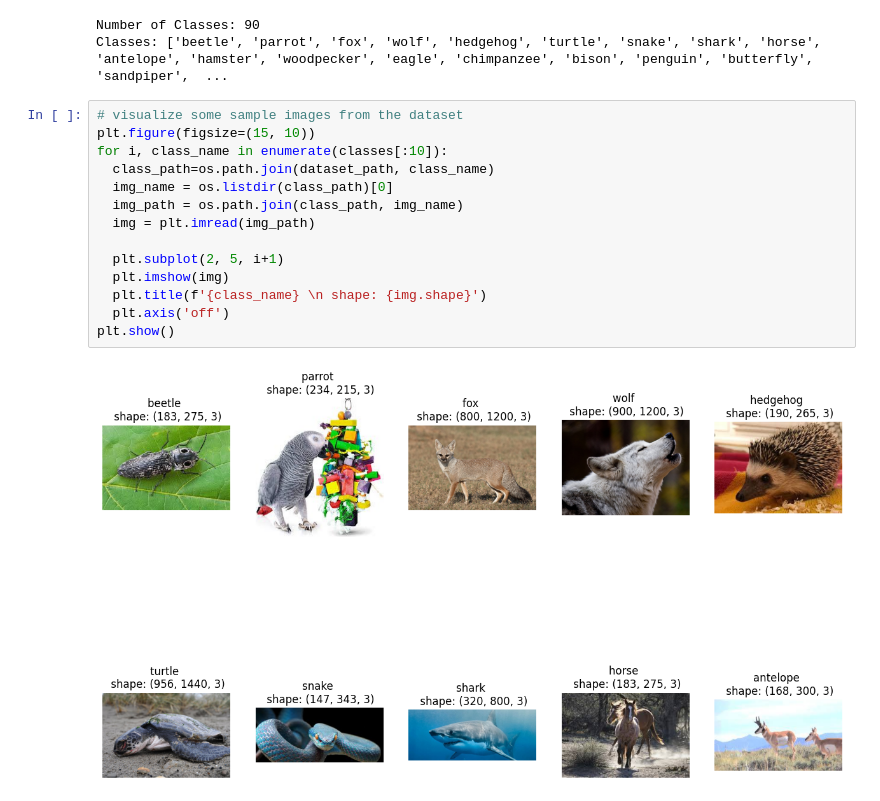
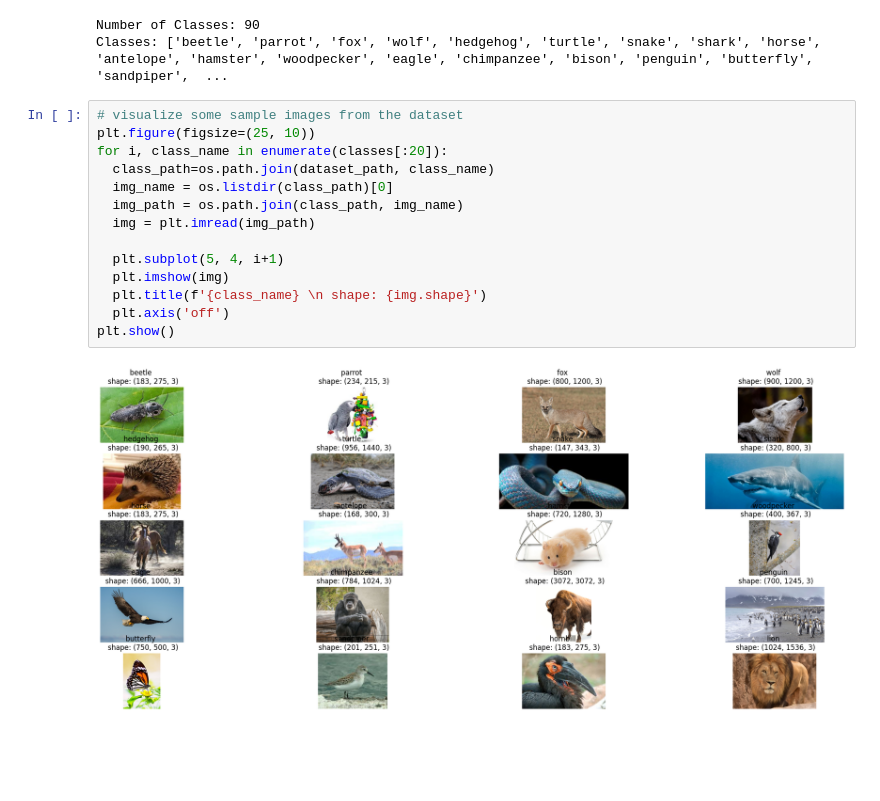
Before and after one commit to Vaishnavikomaravelli/Multi-Class-Animal-Classification, a Jupyter notebook: Multi_Class_Animal_Classification.ipynb, the cells around one changed output. Saved outputs shown, nothing was run; the diff lists cells and outputs as text; blank space fills up the shorter version.

```diff
--- a/Multi_Class_Animal_Classification.ipynb
+++ b/Multi_Class_Animal_Classification.ipynb
@@ -65,17 +56,17 @@ Number of Classes: 90
 Classes: ['beetle', 'parrot', 'fox', 'wolf', 'hedgehog', 'turtle', 'snake', 'shark', 'horse', 'antelope', 'hamster', 'woodpecker', 'eagle', 'chimpanzee', 'bison', 'penguin', 'butterfly', 'sandpiper',  ...
 # %%
 # visualize some sample images from the dataset
-plt.figure(figsize=(15, 10))
-for i, class_name in enumerate(classes[:10]):
+plt.figure(figsize=(25, 10))
+for i, class_name in enumerate(classes[:20]):
   class_path=os.path.join(dataset_path, class_name)
   img_name = os.listdir(class_path)[0]
   img_path = os.path.join(class_path, img_name)
   img = plt.imread(img_path)
 
-  plt.subplot(2, 5, i+1)
+  plt.subplot(5, 4, i+1)
   plt.imshow(img)
   plt.title(f'{class_name} \n shape: {img.shape}')
   plt.axis('off')
 plt.show()
 # %% [output]
-[figure, old version]
+[figure, new version]
```
Also changed, not shown: parts of 3 cells of this notebook.
